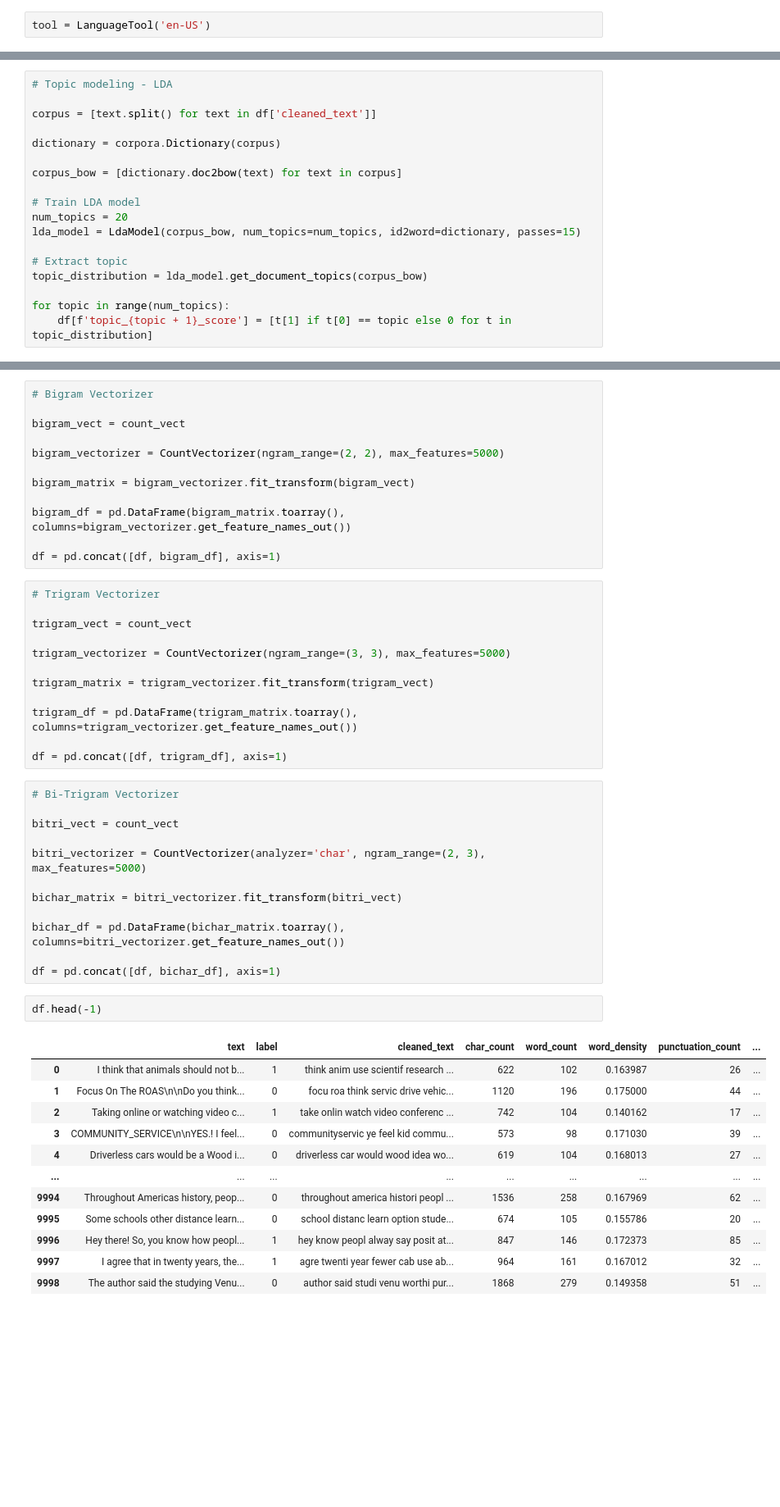
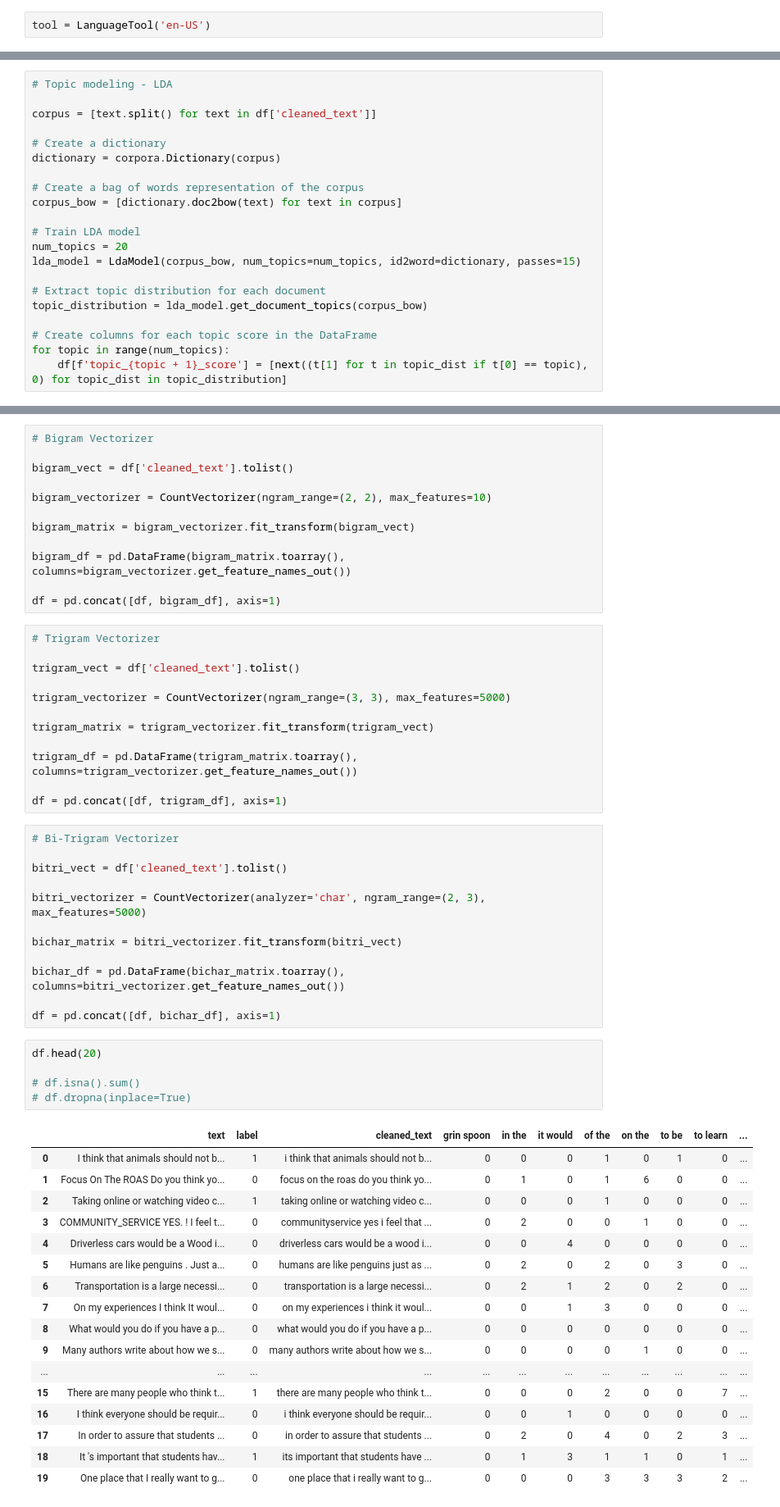
Before and after one commit to habeebmoosa/ai-text-detector, a Jupyter notebook: app.ipynb, the cells around one changed output, grey strips where cells are left out. Shown: that part at 82% size. Saved outputs shown, nothing was run; the diff lists cells and outputs as text; blank space fills up the shorter version.

```diff
--- a/app.ipynb
+++ b/app.ipynb
@@ -190,16 +276,19 @@ df['spache_score'] = df['cleaned_text'].apply(lambda x: textstat.spache_readabil
 
 corpus = [text.split() for text in df['cleaned_text']]
 
+# Create a dictionary
 dictionary = corpora.Dictionary(corpus)
 
+# Create a bag of words representation of the corpus
 corpus_bow = [dictionary.doc2bow(text) for text in corpus]
 
 # Train LDA model
 num_topics = 20
 lda_model = LdaModel(corpus_bow, num_topics=num_topics, id2word=dictionary, passes=15)
 
-# Extract topic
+# Extract topic distribution for each document
 topic_distribution = lda_model.get_document_topics(corpus_bow)
 
+# Create columns for each topic score in the DataFrame
 for topic in range(num_topics):
-    df[f'topic_{topic + 1}_score'] = [t[1] if t[0] == topic else 0 for t in topic_distribution]
+    df[f'topic_{topic + 1}_score'] = [next((t[1] for t in topic_dist if t[0] == topic), 0) for topic_dist in topic_distribution]
@@ -250,9 +378,9 @@ df.head(-1)
 # %%
 # Bigram Vectorizer
 
-bigram_vect = count_vect
+bigram_vect = df['cleaned_text'].tolist()
 
-bigram_vectorizer = CountVectorizer(ngram_range=(2, 2), max_features=5000)
+bigram_vectorizer = CountVectorizer(ngram_range=(2, 2), max_features=10)
 
 bigram_matrix = bigram_vectorizer.fit_transform(bigram_vect)
 
@@ -262,7 +390,7 @@ df = pd.concat([df, bigram_df], axis=1)
 # %%
 # Trigram Vectorizer
 
-trigram_vect = count_vect
+trigram_vect = df['cleaned_text'].tolist()
 
 trigram_vectorizer = CountVectorizer(ngram_range=(3, 3), max_features=5000)
 
@@ -274,7 +402,7 @@ df = pd.concat([df, trigram_df], axis=1)
 # %%
 # Bi-Trigram Vectorizer
 
-bitri_vect = count_vect
+bitri_vect = df['cleaned_text'].tolist()
 
 bitri_vectorizer = CountVectorizer(analyzer='char', ngram_range=(2, 3), max_features=5000)
 
@@ -284,17 +412,25 @@ bichar_df = pd.DataFrame(bichar_matrix.toarray(), columns=bitri_vectorizer.get_f
 
 df = pd.concat([df, bichar_df], axis=1)
 # %%
-df.head(-1)
+df.head(20)
+
+# df.isna().sum()
+# df.dropna(inplace=True)
 # %% [output]
-|  | text | label | cleaned_text | char_count | word_count | word_density | punctuation_count | ... |
-| 0 | I think that animals should not b... | 1 | think anim use scientif research ... | 622 | 102 | 0.163987 | 26 | ... |
-| 1 | Focus On The ROAS\n\nDo you think... | 0 | focu roa think servic drive vehic... | 1120 | 196 | 0.175000 | 44 | ... |
-| 2 | Taking online or watching video c... | 1 | take onlin watch video conferenc ... | 742 | 104 | 0.140162 | 17 | ... |
-| 3 | COMMUNITY_SERVICE\n\nYES.! I feel... | 0 | communityservic ye feel kid commu... | 573 | 98 | 0.171030 | 39 | ... |
-| 4 | Driverless cars would be a Wood i... | 0 | driverless car would wood idea wo... | 619 | 104 | 0.168013 | 27 | ... |
-| ... | ... | ... | ... | ... | ... | ... | ... | ... |
-| 9994 | Throughout Americas history, peop... | 0 | throughout america histori peopl ... | 1536 | 258 | 0.167969 | 62 | ... |
-| 9995 | Some schools other distance learn... | 0 | school distanc learn option stude... | 674 | 105 | 0.155786 | 20 | ... |
-| 9996 | Hey there! So, you know how peopl... | 1 | hey know peopl alway say posit at... | 847 | 146 | 0.172373 | 85 | ... |
-| 9997 | I agree that in twenty years, the... | 1 | agre twenti year fewer cab use ab... | 964 | 161 | 0.167012 | 32 | ... |
-| 9998 | The author said the studying Venu... | 0 | author said studi venu worthi pur... | 1868 | 279 | 0.149358 | 51 | ... |
+|  | text | label | cleaned_text | grin spoon | in the | it would | of the | on the | to be | to learn | ... |
+| 0 | I think that animals should not b... | 1 | i think that animals should not b... | 0 | 0 | 0 | 1 | 0 | 1 | 0 | ... |
+| 1 | Focus On The ROAS Do you think yo... | 0 | focus on the roas do you think yo... | 0 | 1 | 0 | 1 | 6 | 0 | 0 | ... |
+| 2 | Taking online or watching video c... | 1 | taking online or watching video c... | 0 | 0 | 0 | 1 | 0 | 0 | 0 | ... |
+| 3 | COMMUNITY_SERVICE YES. ! I feel t... | 0 | communityservice yes i feel that ... | 0 | 2 | 0 | 0 | 1 | 0 | 0 | ... |
+| 4 | Driverless cars would be a Wood i... | 0 | driverless cars would be a wood i... | 0 | 0 | 4 | 0 | 0 | 0 | 0 | ... |
+| 5 | Humans are like penguins . Just a... | 0 | humans are like penguins just as ... | 0 | 2 | 0 | 2 | 0 | 3 | 0 | ... |
+| 6 | Transportation is a large necessi... | 0 | transportation is a large necessi... | 0 | 2 | 1 | 2 | 0 | 2 | 0 | ... |
+| 7 | On my experiences I think It woul... | 0 | on my experiences i think it woul... | 0 | 0 | 1 | 3 | 0 | 0 | 0 | ... |
+| 8 | What would you do if you have a p... | 0 | what would you do if you have a p... | 0 | 0 | 0 | 0 | 0 | 0 | 0 | ... |
+| 9 | Many authors write about how we s... | 0 | many authors write about how we s... | 0 | 0 | 0 | 0 | 1 | 0 | 0 | ... |
+| ... | ... | ... | ... | ... | ... | ... | ... | ... | ... | ... | ... |
+| 15 | There are many people who think t... | 1 | there are many people who think t... | 0 | 0 | 0 | 2 | 0 | 0 | 7 | ... |
+| 16 | I think everyone should be requir... | 0 | i think everyone should be requir... | 0 | 0 | 1 | 0 | 0 | 0 | 0 | ... |
+| 17 | In order to assure that students ... | 0 | in order to assure that students ... | 0 | 2 | 0 | 4 | 0 | 2 | 3 | ... |
+| 18 | It 's important that students hav... | 1 | its important that students have ... | 0 | 1 | 3 | 1 | 1 | 0 | 1 | ... |
+| 19 | One place that I really want to g... | 0 | one place that i really want to g... | 0 | 0 | 0 | 3 | 3 | 3 | 2 | ... |
```
Also changed, not shown: parts of 35 cells of this notebook, 5 other files.
